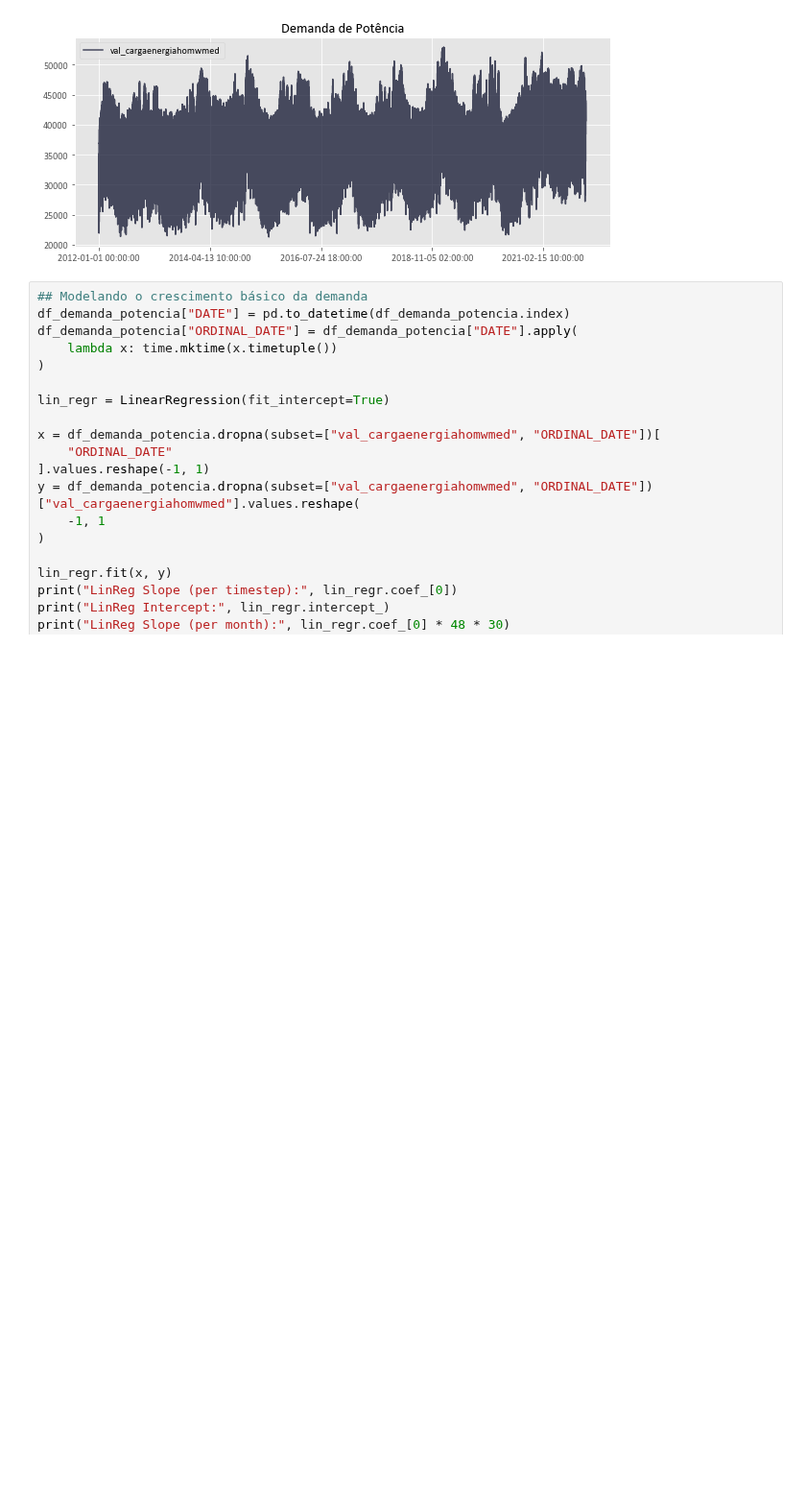
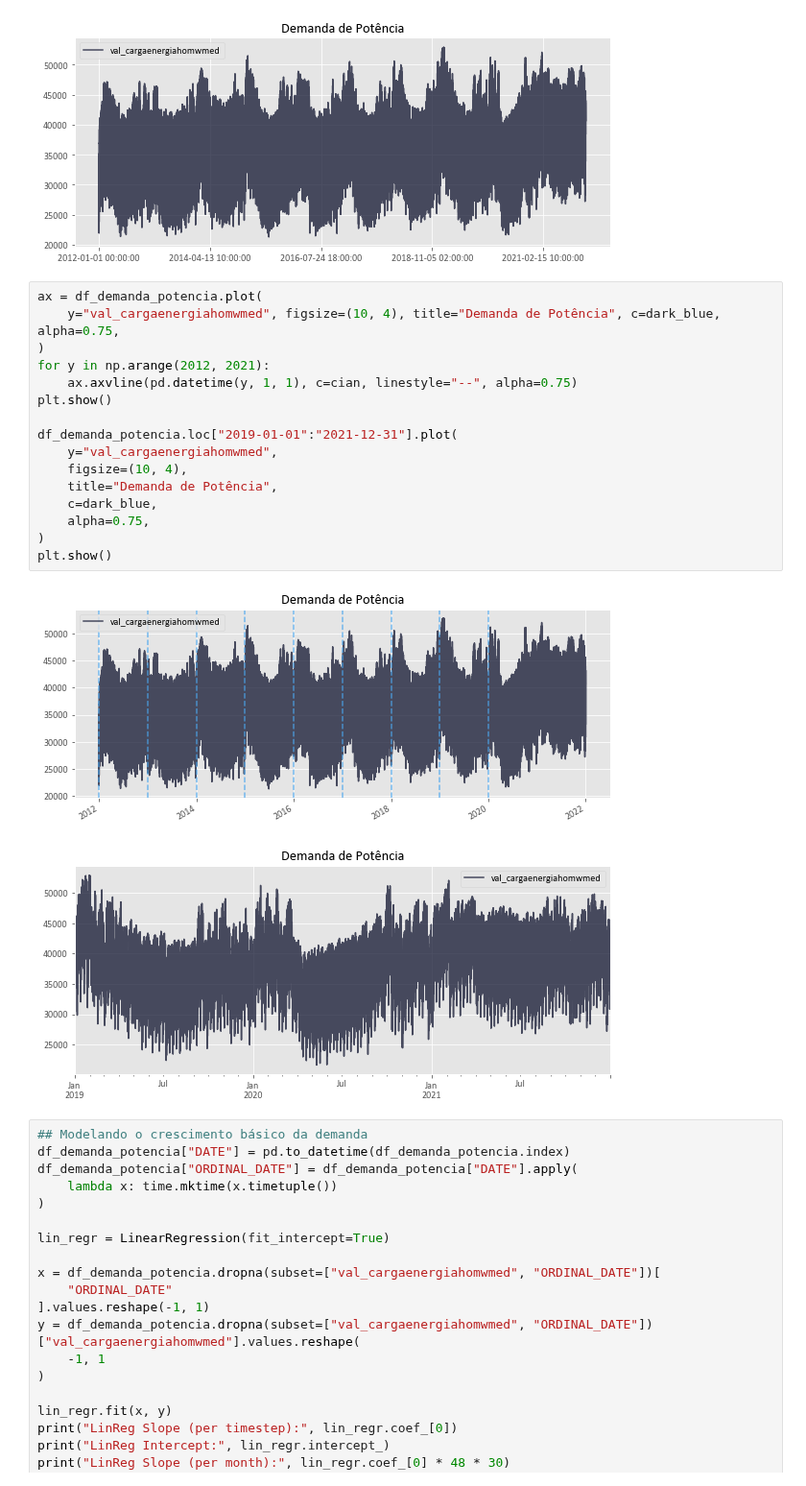
Before and after one commit to Alorencatto/tcc, a Jupyter notebook: features-1-doing.ipynb, the cells around one changed output. Shown at 96% size. Saved outputs shown, nothing was run; the diff lists cells and outputs as text; blank space fills up the shorter version.

```diff
--- a/features-1-doing.ipynb
+++ b/features-1-doing.ipynb
@@ -120,6 +111,25 @@ plt.show()
 # %% [output]
 [figure]
 [figure]
+# %%
+ax = df_demanda_potencia.plot(
+    y="val_cargaenergiahomwmed", figsize=(10, 4), title="Demanda de Potência", c=dark_blue, alpha=0.75,
+)
+for y in np.arange(2012, 2021):
+    ax.axvline(pd.datetime(y, 1, 1), c=cian, linestyle="--", alpha=0.75)
+plt.show()
+
+df_demanda_potencia.loc["2019-01-01":"2021-12-31"].plot(
+    y="val_cargaenergiahomwmed",
+    figsize=(10, 4),
+    title="Demanda de Potência",
+    c=dark_blue,
+    alpha=0.75,
+)
+plt.show()
+# %% [output]
+[figure, added]
+[figure, added]
 # %%
 ## Modelando o crescimento básico da demanda
 df_demanda_potencia["DATE"] = pd.to_datetime(df_demanda_potencia.index)
```
Also changed, not shown: parts of 5 cells of this notebook, 5 other files.
